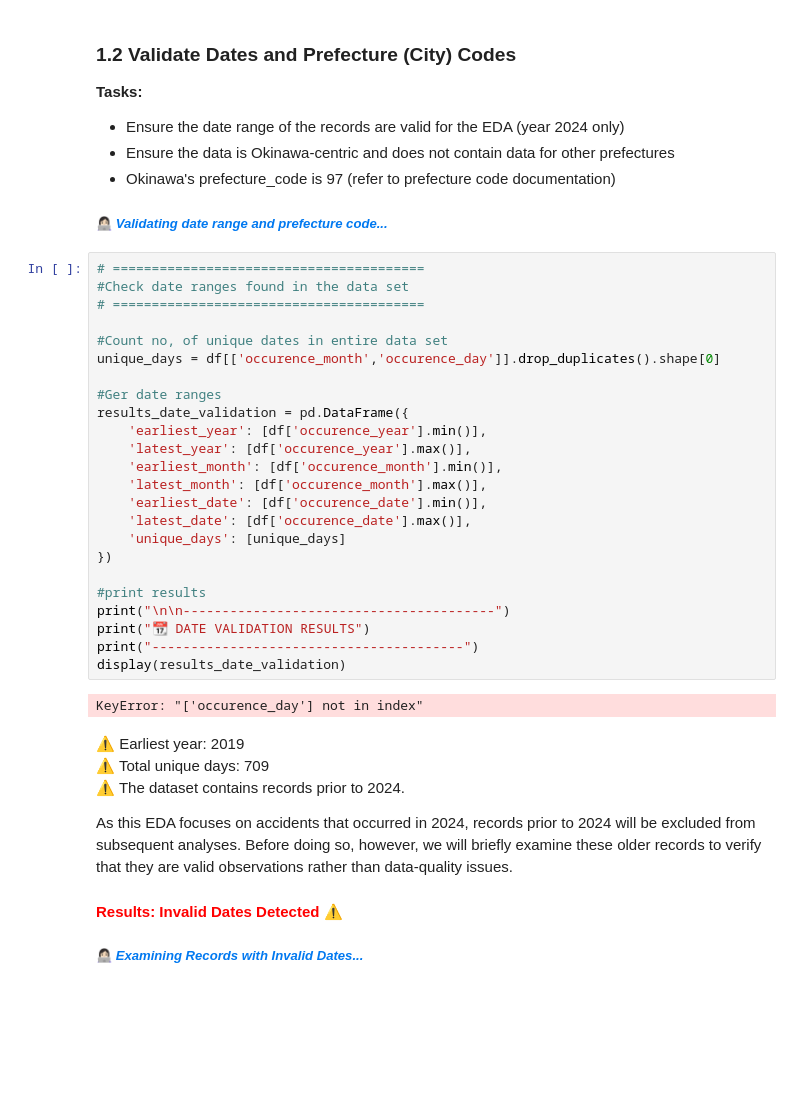
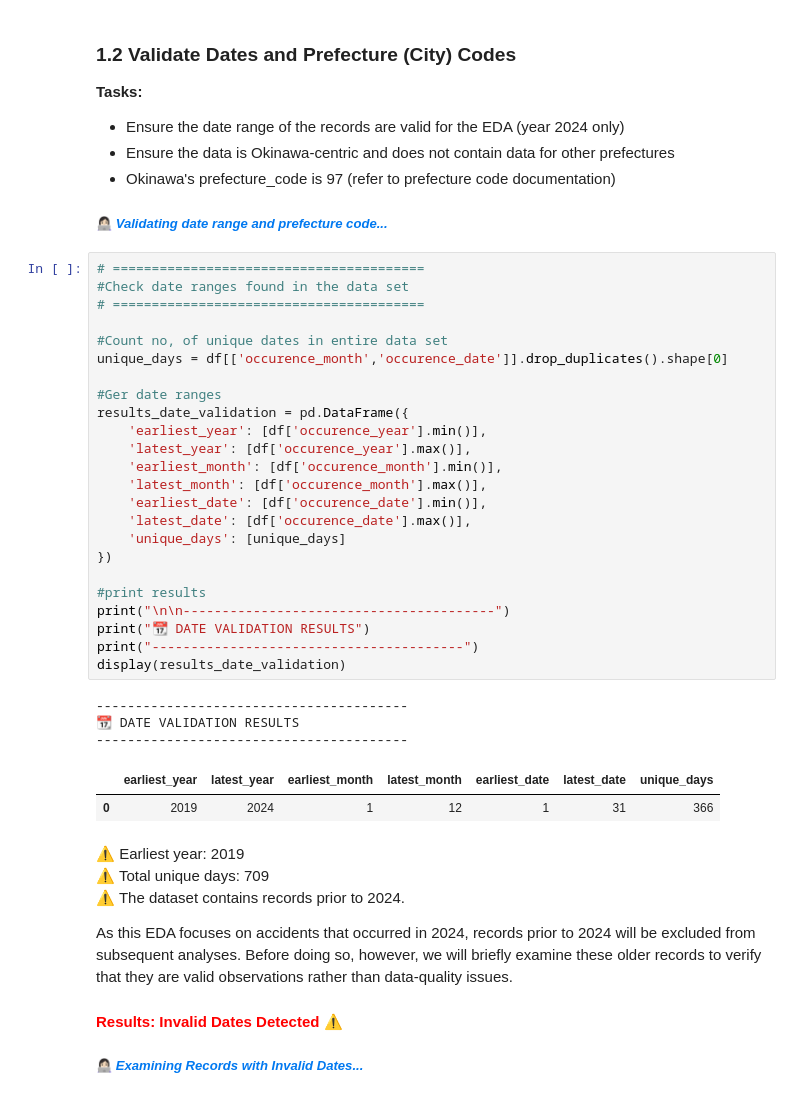
Before and after one commit to OutlierAud/Crash-Boom-Bang, a Jupyter notebook: notebooks/01_data_loading_and_validation.ipynb, the cells around one changed output. Cells and saved outputs as stored; diff of their text form; blank space fills up the shorter version.

```diff
--- a/notebooks/01_data_loading_and_validation.ipynb
+++ b/notebooks/01_data_loading_and_validation.ipynb
@@ -81,29 +81,33 @@ Total no. of non-null records for each field = 290895.
 # %%
 # ========================================
 #Check date ranges found in the data set
 # ========================================
 
 #Count no, of unique dates in entire data set
-unique_days = df[['occurence_month','occurence_day']].drop_duplicates().shape[0]
+unique_days = df[['occurence_month','occurence_date']].drop_duplicates().shape[0]
 
 #Ger date ranges
 results_date_validation = pd.DataFrame({
     'earliest_year': [df['occurence_year'].min()],
     'latest_year': [df['occurence_year'].max()],
     'earliest_month': [df['occurence_month'].min()],
     'latest_month': [df['occurence_month'].max()],
     'earliest_date': [df['occurence_date'].min()],
     'latest_date': [df['occurence_date'].max()],
     'unique_days': [unique_days]
 })
 
 #print results
 print("\n\n----------------------------------------")
 print("📆 DATE VALIDATION RESULTS")
 print("----------------------------------------")
 display(results_date_validation)
 # %% [output]
-KeyError: "['occurence_day'] not in index"
+----------------------------------------
+📆 DATE VALIDATION RESULTS
+----------------------------------------
+|  | earliest_year | latest_year | earliest_month | latest_month | earliest_date | latest_date | unique_days |
+| 0 | 2019 | 2024 | 1 | 12 | 1 | 31 | 366 |
 # %% [markdown]
 ⚠️ Earliest year: 2019
 ⚠️ Total unique days: 709
```
Also changed, not shown: parts of 4 cells of this notebook, 5 other files.
